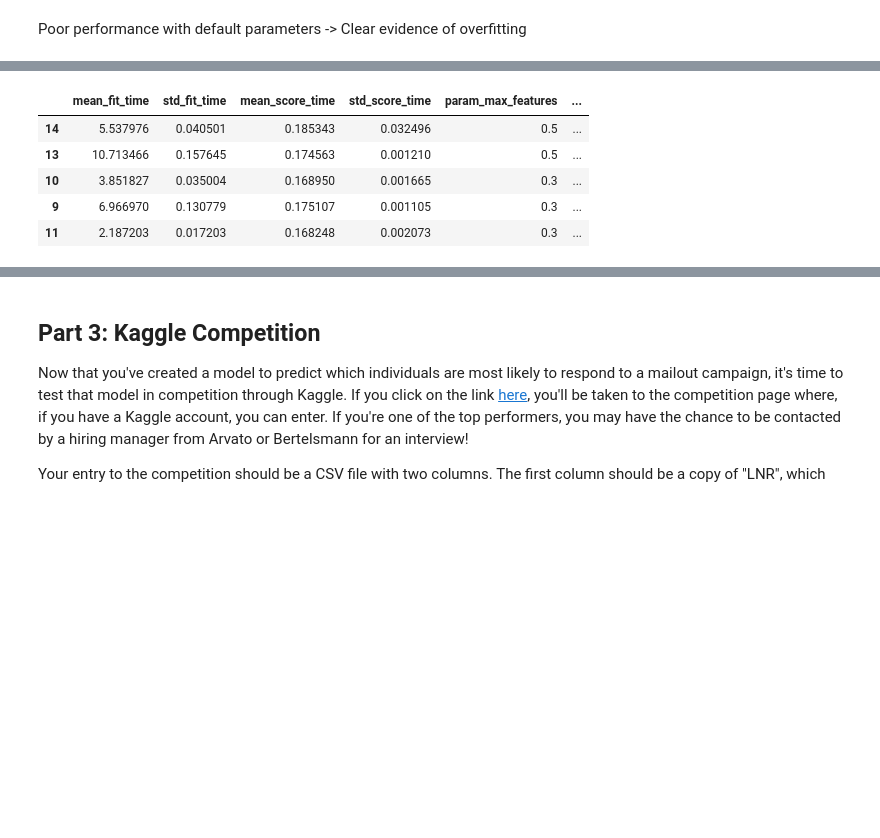
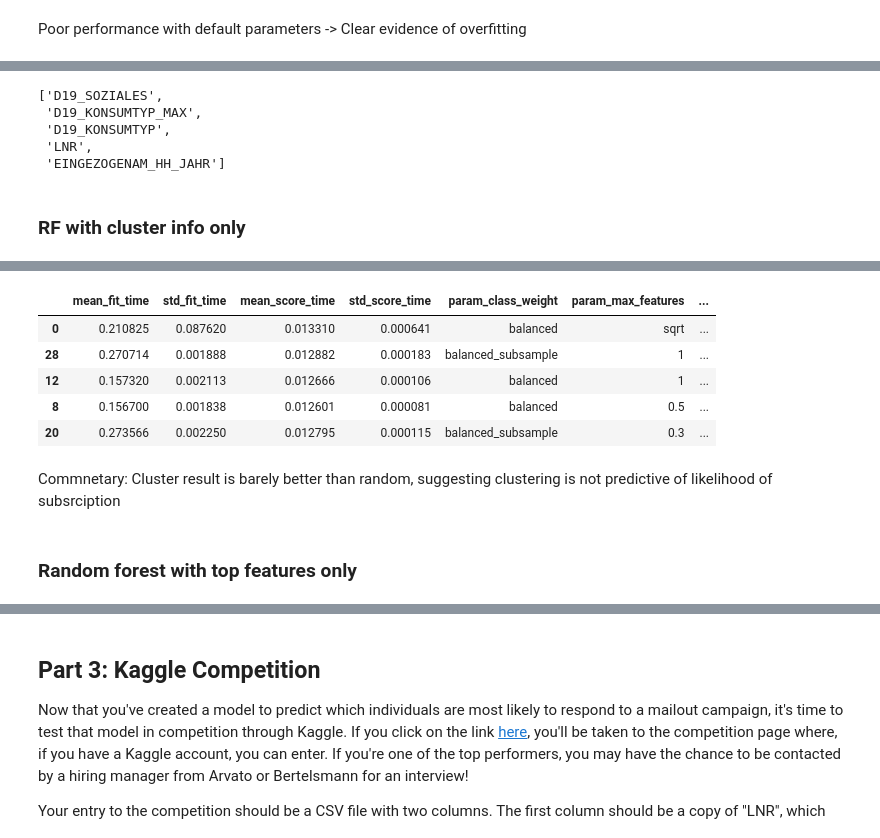
Before and after one commit to mfgriffin467/aws_udacity_mle_capstone, a Jupyter notebook: Arvato Project Workbook.ipynb, the cells around one changed output, grey strips where cells are left out. Cells and saved outputs as stored; diff of their text form; code cells hidden in the pictures; blank space fills up the shorter version.

Commit message:
Updated notebook for new pipeline

```diff
--- a/Arvato Project Workbook.ipynb
+++ b/Arvato Project Workbook.ipynb
@@ -658,7 +715,7 @@ Now that you've found which parts of the population are more likely to be custom
 
 The "MAILOUT" data has been split into two approximately equal parts, each with almost 43 000 data rows. In this part, you can verify your model with the "TRAIN" partition, which includes a column, "RESPONSE", that states whether or not a person became a customer of the company following the campaign. In the next part, you'll need to create predictions on the "TEST" partition, where the "RESPONSE" column has been withheld.
 # %%
-mailout_train = pd.read_csv('../../data/Term2/capstone/arvato_data/Udacity_MAILOUT_052018_TRAIN.csv', sep=';')
+mailout_train = pd.read_csv('../../data/Term2/capstone/arvato_data/Udacity_MAILOUT_052018_TRAIN.csv', sep=';', parse_dates = ['EINGEFUEGT_AM'])
 # %%
 mailout_train.info()
 # %% [output]
@@ -699,0 +742,4 @@ Name: cluster, dtype: int64
+# %%
+# Make copy for two separate processing pipelines for PCA vs classification
+
+df = mailout_train.copy()
@@ -699,0 +778,21 @@ Name: cluster, dtype: int64
+# %%
+## PCA PIPELINE
+
+df_pca = preprocess_df(mailout_train)
+df_pca.drop(['RESPONSE'], axis=1, inplace=True)
+
+# Prep PCA dataset
+%time test_X = pd.DataFrame(scaler.transform(df_pca), columns=df_pca.columns)
+
+# Add clustering info
+
+# Using original space
+# test_clusters = kmeans.predict(df[pca_cols])
+
+# Using pca space
+%time test_X = pd.DataFrame(scaler.transform(df_pca), columns=df_pca.columns)
+
+test_X_pca = pd.DataFrame(pca.transform(test_X))
+#test_clusters = kmeans.predict(test_X_pca)
+
+test_clusters = kmeans.predict(test_X_pca)
@@ -699,0 +804,7 @@ Name: cluster, dtype: int64
+# %%
+mailout_train['cluster'] = test_clusters
+results = mailout_train[['cluster','RESPONSE']].groupby(['cluster']).agg(['count', 'mean'])
+results.columns = ['response_count', 'response_mean']
+
+# Add cluster predictions to df for input to main modelling
+df['cluster'] = test_clusters
@@ -774,12 +1037,26 @@ Poor performance with default parameters -> Clear evidence of overfitting
+# %%
+imp.reset_index(inplace=True)
+cutoff = imp[imp.cols == 'randNumCol'].index[0]
+top_features = list(imp['cols'].values[:cutoff])
+top_features
+# %% [output]
+['D19_SOZIALES',
+ 'D19_KONSUMTYP_MAX',
+ 'D19_KONSUMTYP',
+ 'LNR',
+ 'EINGEZOGENAM_HH_JAHR']
+# %% [markdown]
+### RF with cluster info only
 # %%
-# Cross validation (within training set)
+X_train_short = X_train[['cluster']]
 
-rf = RandomForestClassifier(n_estimators= 20, n_jobs=-1, class_weight = 'balanced')
-#grid_param_rf = [{'min_samples_leaf': [2,5,10,20,30], 'max_features' :  ['sqrt',0.2,0.5,1]}]
-grid_param_rf = [{'min_samples_leaf': [10,100,1000,3000], 'max_features' :  ['sqrt',0.1,0.3,0.5]}]
+rf = RandomForestClassifier(n_estimators= 30, n_jobs=-1, class_weight = 'balanced')
+
+# Broad search
+grid_param_rf = [{'min_samples_leaf': [100,500,1000,2000], 'max_features' :  ['sqrt',0.3,0.5,1], 'class_weight' : ['balanced', 'balanced_subsample']}]
 
 para_search_rf = ms.GridSearchCV(estimator=rf, param_grid=grid_param_rf, cv=5, scoring = 'roc_auc', return_train_score=True)
-%time para_search_rf = para_search_rf.fit(X_train, y_train)
+%time para_search_rf = para_search_rf.fit(X_train_short, y_train)
 tuning_results_rf = pd.DataFrame(para_search_rf.cv_results_)
 tuning_results_rf.sort_values('mean_test_score', ascending=False).head()
 # %% [output]
@@ -788,6 +1065,10 @@ Wall time: 7min 37s
-|  | mean_fit_time | std_fit_time | mean_score_time | std_score_time | param_max_features | ... |
-| 14 | 5.537976 | 0.040501 | 0.185343 | 0.032496 | 0.5 | ... |
-| 13 | 10.713466 | 0.157645 | 0.174563 | 0.001210 | 0.5 | ... |
-| 10 | 3.851827 | 0.035004 | 0.168950 | 0.001665 | 0.3 | ... |
-| 9 | 6.966970 | 0.130779 | 0.175107 | 0.001105 | 0.3 | ... |
-| 11 | 2.187203 | 0.017203 | 0.168248 | 0.002073 | 0.3 | ... |
+|  | mean_fit_time | std_fit_time | mean_score_time | std_score_time | param_class_weight | param_max_features | ... |
+| 0 | 0.210825 | 0.087620 | 0.013310 | 0.000641 | balanced | sqrt | ... |
+| 28 | 0.270714 | 0.001888 | 0.012882 | 0.000183 | balanced_subsample | 1 | ... |
+| 12 | 0.157320 | 0.002113 | 0.012666 | 0.000106 | balanced | 1 | ... |
+| 8 | 0.156700 | 0.001838 | 0.012601 | 0.000081 | balanced | 0.5 | ... |
+| 20 | 0.273566 | 0.002250 | 0.012795 | 0.000115 | balanced_subsample | 0.3 | ... |
+# %% [markdown]
+Commnetary: Cluster result is barely better than random, suggesting clustering is not predictive of likelihood of subsrciption
+# %% [markdown]
+### Random forest with top features only
```
Also changed, not shown: parts of 150 cells of this notebook, 7 other files.
